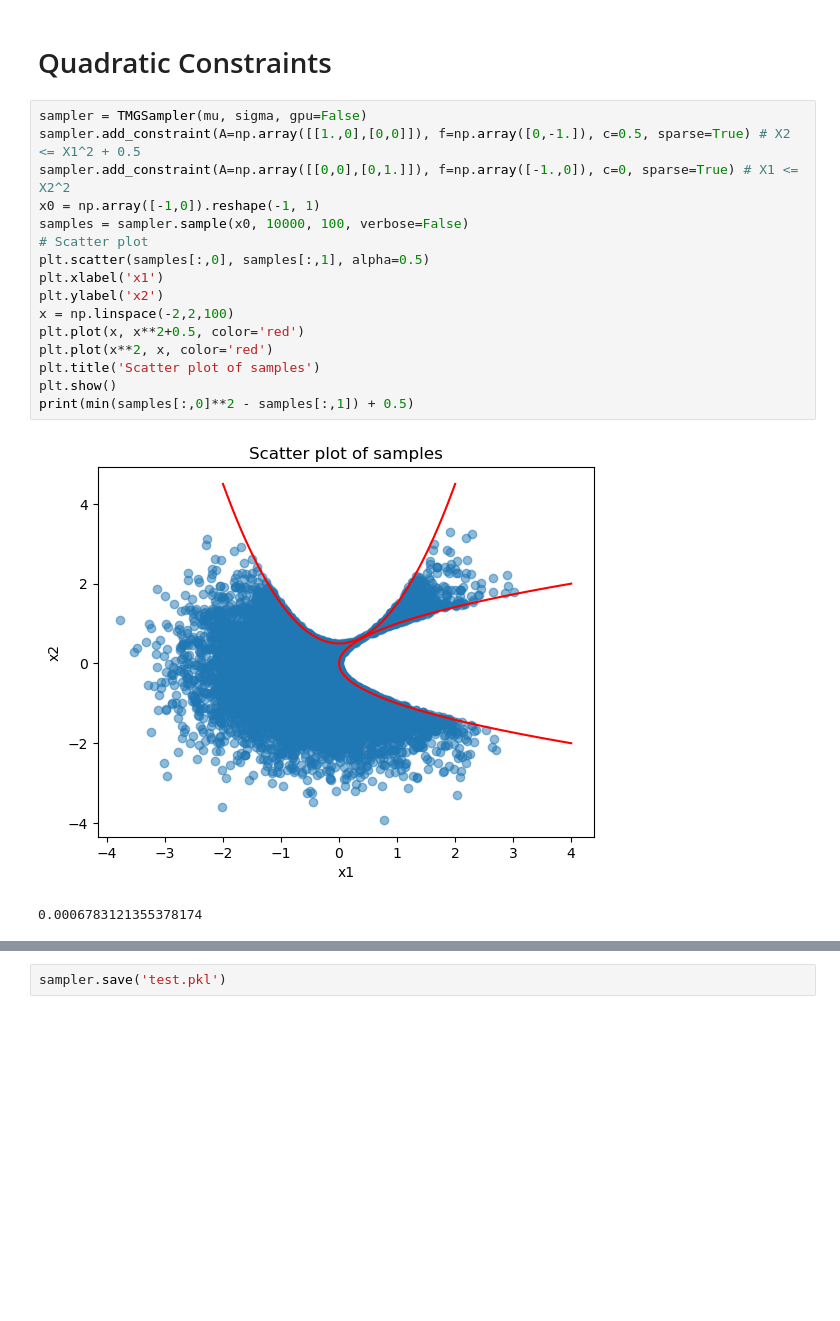
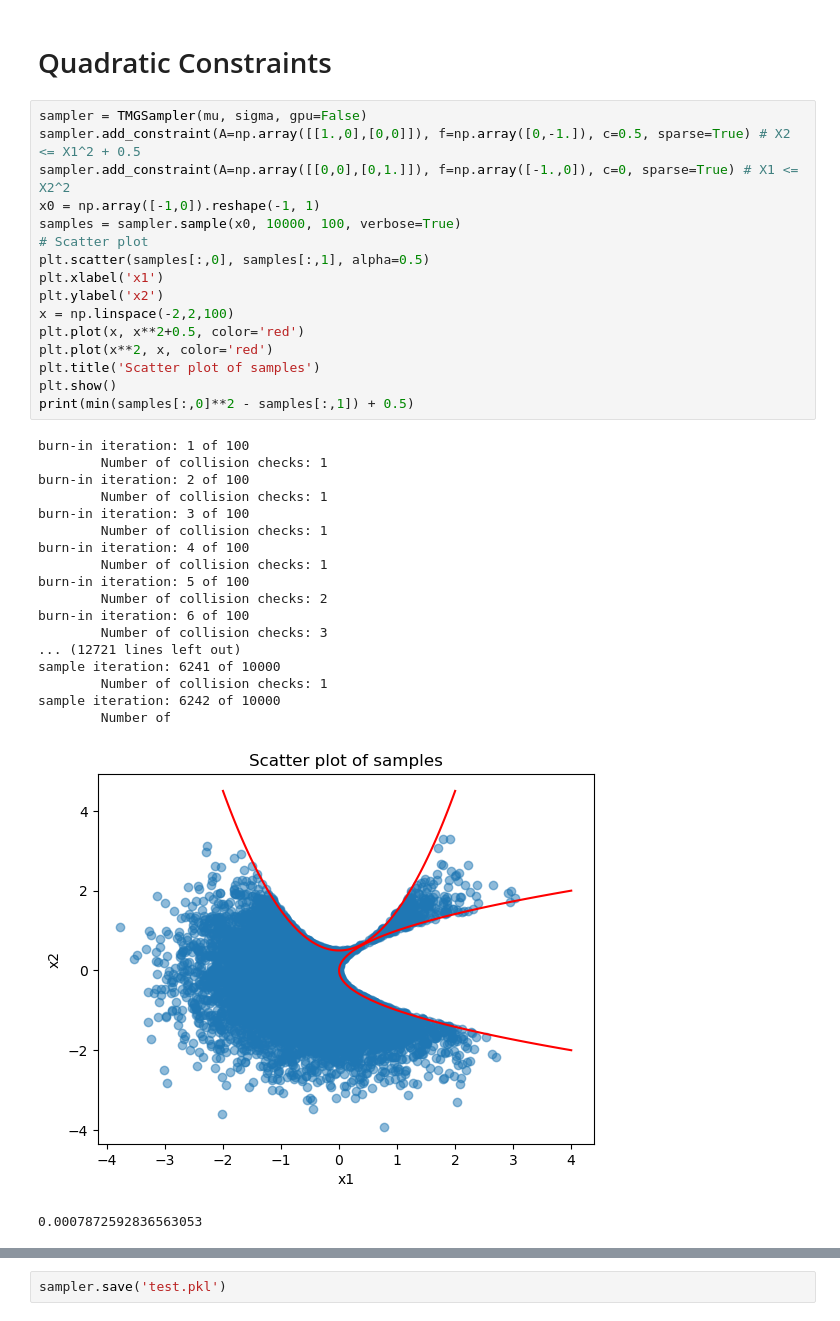
Before and after one commit to erik-a-bensen/tmg_hmc, a Jupyter notebook: tests.ipynb, the cells around one changed output, grey strips where cells are left out. Drawn from its saved outputs; the diff is of its cells as text; blank space fills up the shorter version.

```diff
--- a/tests.ipynb
+++ b/tests.ipynb
@@ -116,22 +116,39 @@ print(max(samples[:,1]**2 + samples[:,0]**2 - samples[:,1]*samples[:,0]))
 # %%
 sampler = TMGSampler(mu, sigma, gpu=False)
 sampler.add_constraint(A=np.array([[1.,0],[0,0]]), f=np.array([0,-1.]), c=0.5, sparse=True) # X2 <= X1^2 + 0.5
 sampler.add_constraint(A=np.array([[0,0],[0,1.]]), f=np.array([-1.,0]), c=0, sparse=True) # X1 <= X2^2
 x0 = np.array([-1,0]).reshape(-1, 1)
-samples = sampler.sample(x0, 10000, 100, verbose=False)
+samples = sampler.sample(x0, 10000, 100, verbose=True)
 # Scatter plot
 plt.scatter(samples[:,0], samples[:,1], alpha=0.5)
 plt.xlabel('x1')
 plt.ylabel('x2')
 x = np.linspace(-2,2,100)
 plt.plot(x, x**2+0.5, color='red')
 plt.plot(x**2, x, color='red')
 plt.title('Scatter plot of samples')
 plt.show()
 print(min(samples[:,0]**2 - samples[:,1]) + 0.5)
 # %% [output]
+burn-in iteration: 1 of 100
+        Number of collision checks: 1
+burn-in iteration: 2 of 100
+        Number of collision checks: 1
+burn-in iteration: 3 of 100
+        Number of collision checks: 1
+burn-in iteration: 4 of 100
+        Number of collision checks: 1
+burn-in iteration: 5 of 100
+        Number of collision checks: 2
+burn-in iteration: 6 of 100
+        Number of collision checks: 3
+... (12721 lines left out)
+sample iteration: 6241 of 10000
+        Number of collision checks: 1
+sample iteration: 6242 of 10000
+        Number of
-[figure, old version]
+[figure, new version]
-0.0006783121355378174
+0.0007872592836563053
 # %%
 # Scatter plot
 plt.scatter(samples[:,0], samples[:,1], alpha=0.5)
```
Also changed, not shown: parts of 2 cells of this notebook, 3 other files.
